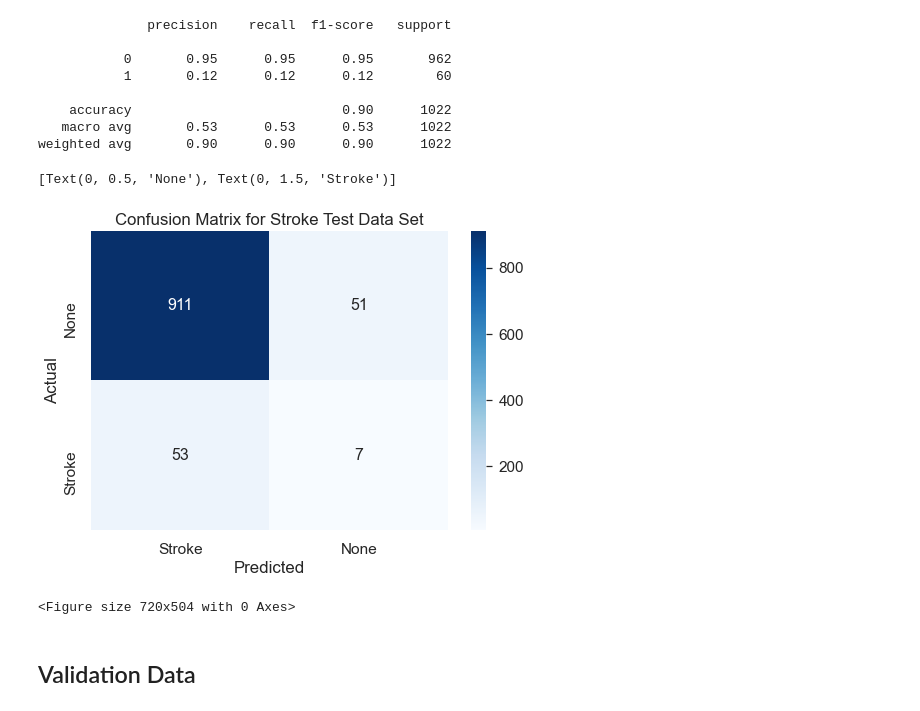
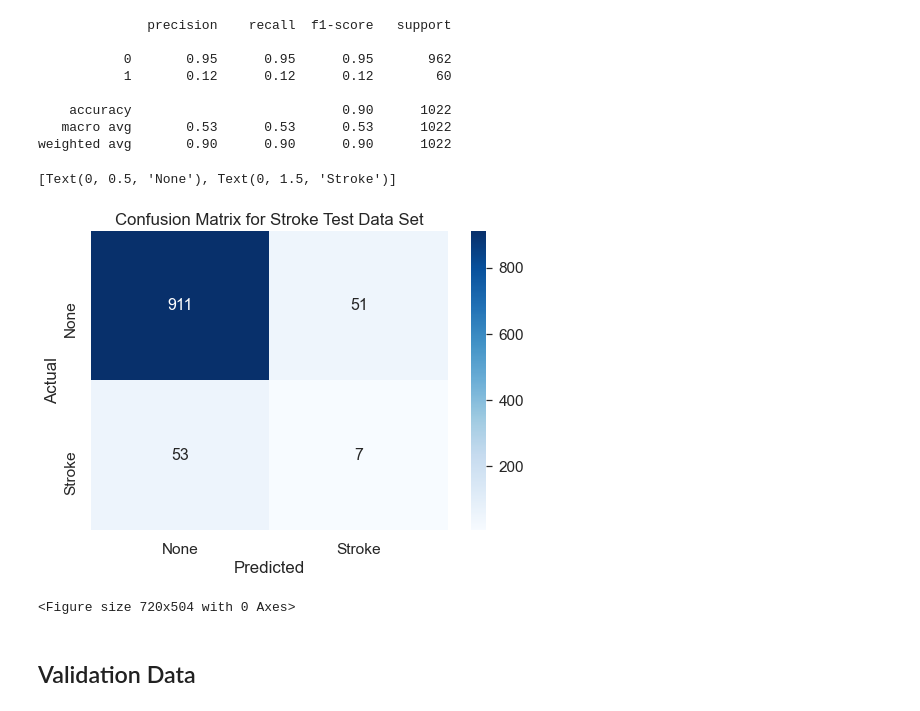
Before and after one commit to SDLoyd/Stroke, a Jupyter notebook: code/stroke.ipynb, the cells around one changed output. Saved outputs shown, nothing was run; the diff lists cells and outputs as text; code cells hidden in the pictures.

```diff
--- a/code/stroke.ipynb
+++ b/code/stroke.ipynb
@@ -429,20 +429,20 @@ weighted avg       0.90      0.90      0.90      1022
 # %%
 # Draw confusion matrix
 data = confusion_matrix(y_test, test_predictions.Label)
 ax= plt.subplot()
 
 df_cm = pd.DataFrame(data, columns=np.unique(y_test), index = np.unique(y_test))
 df_cm.index.name = 'Actual'
 df_cm.columns.name = 'Predicted'
 plt.figure(figsize = (10,7))
 sns.set(font_scale=1.4)#for label size
 sns.heatmap(df_cm, cmap="Blues", annot=True,ax = ax, annot_kws={"size": 16},fmt='d')# font size
 ax.set_title('Confusion Matrix for Stroke Test Data Set')
-ax.xaxis.set_ticklabels(['Stroke', 'None'])
+ax.xaxis.set_ticklabels(['None', 'Stroke'])
 ax.yaxis.set_ticklabels(['None', 'Stroke'])
 # %% [output]
 [Text(0, 0.5, 'None'), Text(0, 1.5, 'Stroke')]
-[figure, old version]
+[figure, new version]
 <Figure size 720x504 with 0 Axes>
 # %% [markdown]
 ## Validation Data
```
